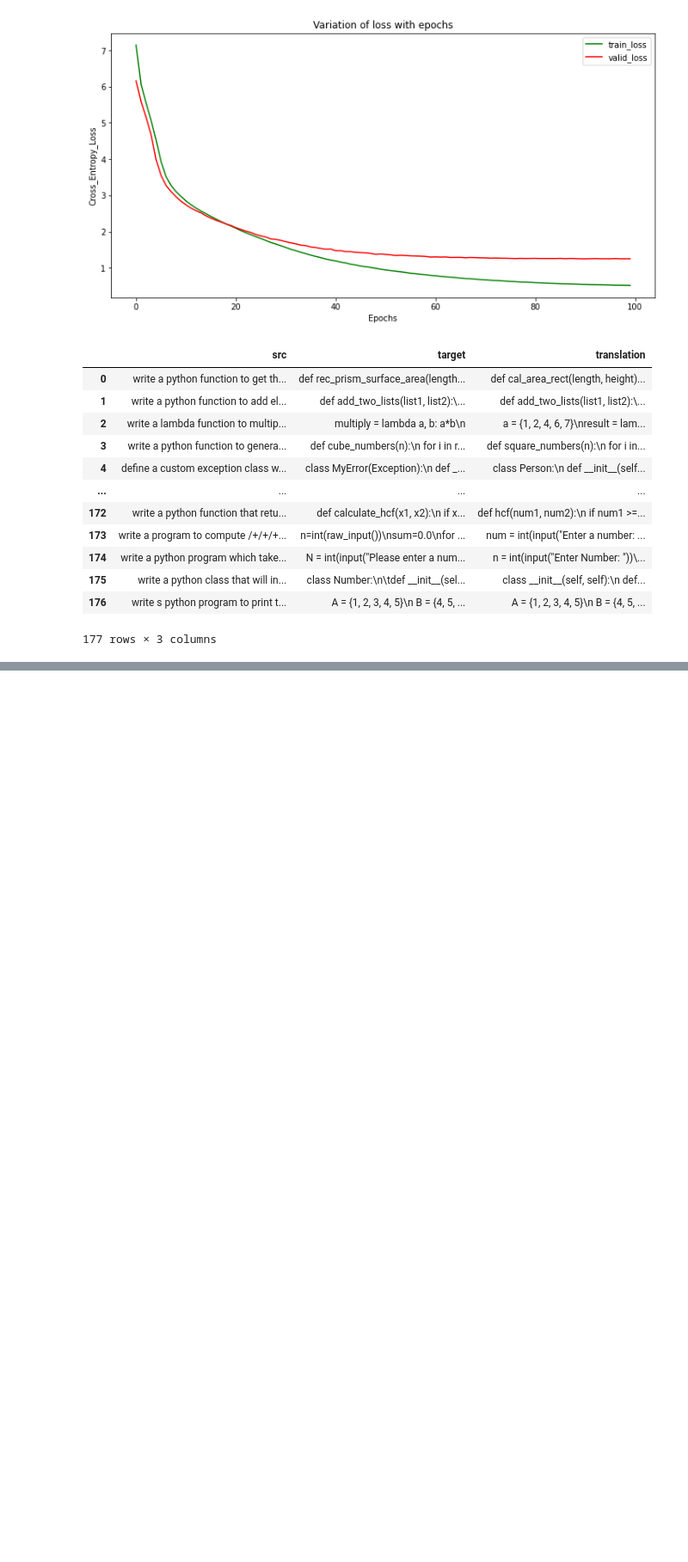
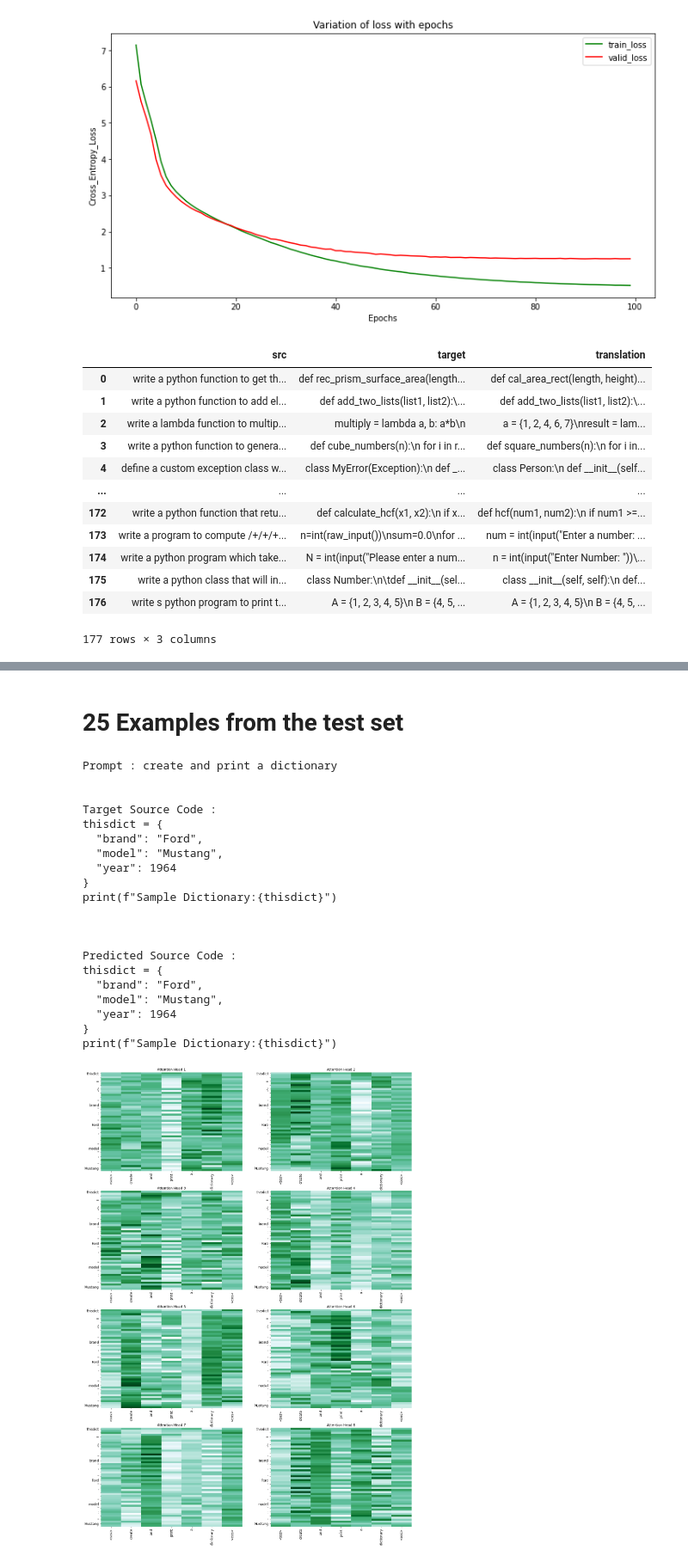
Before and after one commit to anubhabPanda/END_Phase1, a Jupyter notebook: Week14/Notebooks/Experiment2.ipynb, the cells around one changed output, grey strips where cells are left out. Shown at 86% size. Saved outputs shown, nothing was run; the diff lists cells and outputs as text; code cells hidden in the pictures; blank space fills up the shorter version.

```diff
--- a/Week14/Notebooks/Experiment2.ipynb
+++ b/Week14/Notebooks/Experiment2.ipynb
@@ -961,0 +936,57 @@ print(f"Sample Dictionary:{thisdict}")
+# %%
+def print_output(example_idx, data, figsize = (20, 40), cmap = 'Bone'):
+
+  example_idx = example_idx
+  src = vars(data.examples[example_idx])['src']
+  trg = vars(data.examples[example_idx])['trg']
+  translation, attention = translate_sentence(src, SRC, TRG, model, device)
+
+  # w_pixel_ratio = 0.8
+  # h_pixel_ratio = 4
+  # w = int((len(src)+2)/w_pixel_ratio) * 2
+  # h = int(len(translation)/h_pixel_ratio) * 4
+  fig, ax = plt.subplots(4, 2 , figsize = figsize)
+  axises = ax.flatten()
+
+  for i in range(len(axises)):
+    attention_head = i
+    _attention = attention.squeeze(0)[attention_head].cpu().detach().numpy()
+    sns.heatmap(_attention, cmap = cmap, ax = axises[i], cbar=False)
+    axises[i].set_xticklabels(['<sos>']+[t.lower() for t in src]+['<eos>'], rotation=90)
+    axises[i].set_yticklabels(translation, rotation = 0)
+    axises[i].tick_params(labelsize=12)
+    axises[i].set(title = f"Attention Head {i+1}")
+  if "<eos>" in translation:
+    translation.remove("<eos>")
+  print(f"Prompt : {' '.join(src)}")
+  print("\n")
+  print(f"Target Source Code :\n{''.join(trg)}")
+  print("\n")
+  print(f"Predicted Source Code :\n{''.join(translation)}")
+# %% [markdown]
+# 25 Examples from the test set
+# %%
+# Example 1
+print_output(34, test_data, (20, 30), 'BuGn')
+# %% [output]
+Prompt : create and print a dictionary
+
+
+Target Source Code :
+thisdict = {
+  "brand": "Ford",
+  "model": "Mustang",
+  "year": 1964
+}
+print(f"Sample Dictionary:{thisdict}")
+
+
+
+Predicted Source Code :
+thisdict = {
+  "brand": "Ford",
+  "model": "Mustang",
+  "year": 1964
+}
+print(f"Sample Dictionary:{thisdict}")
+[figure, added]
```
Also changed, not shown: parts of 25 cells of this notebook.
